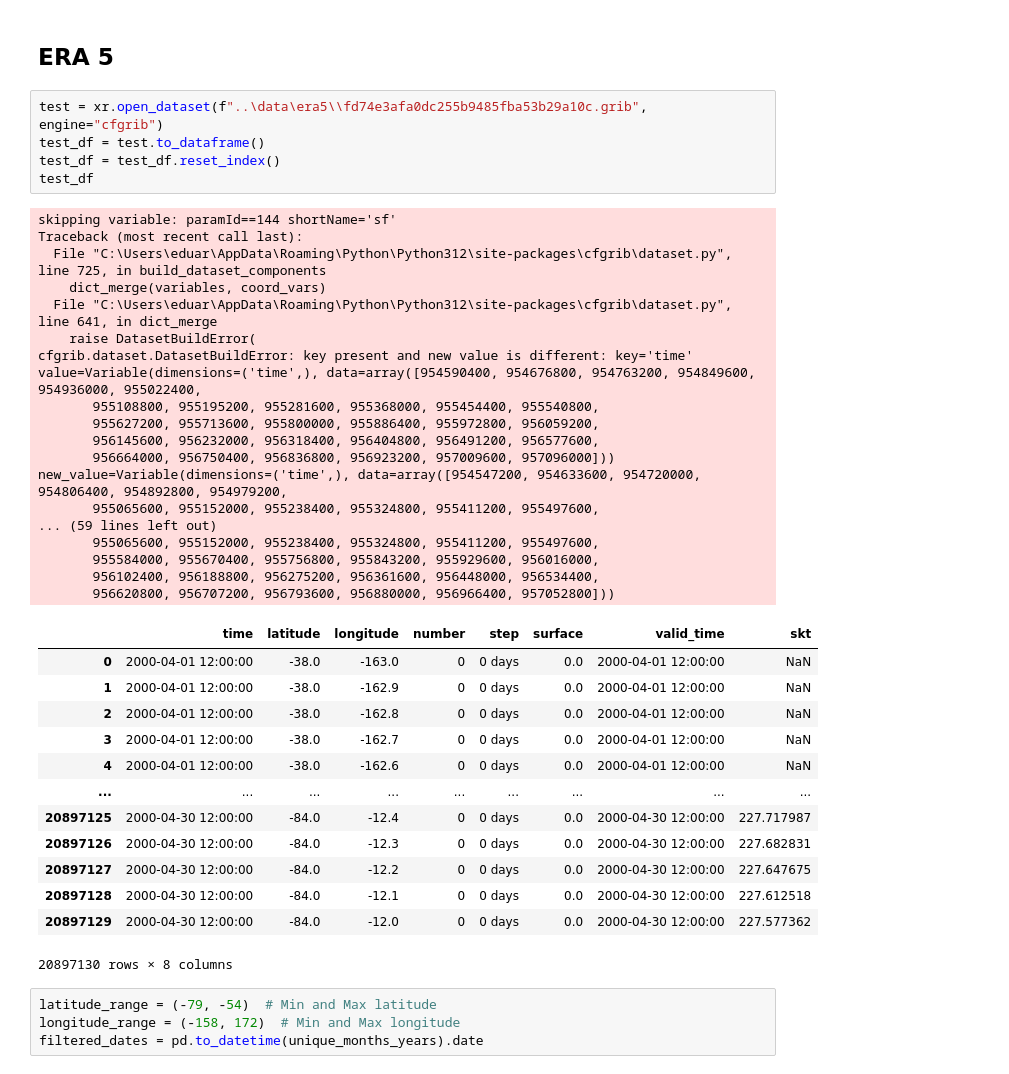
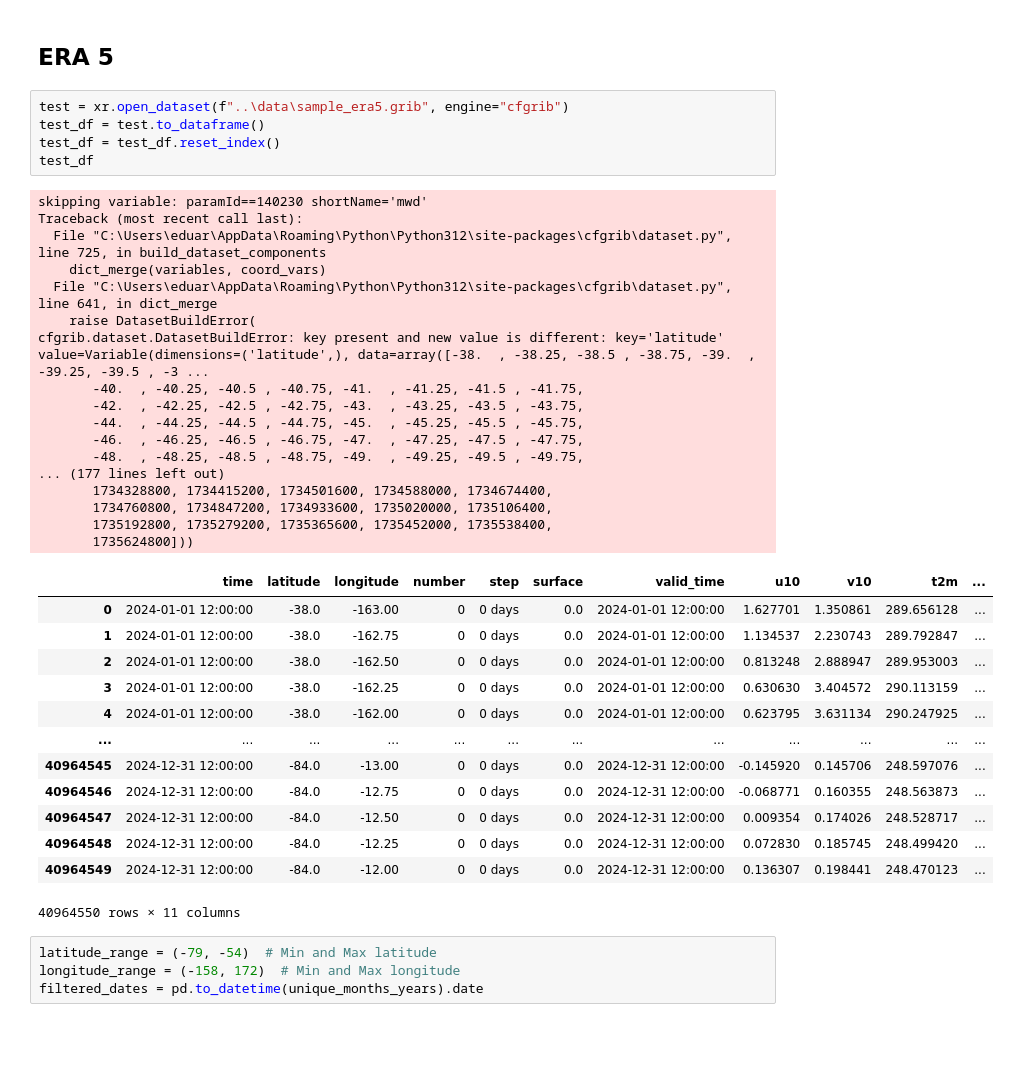
Before and after one commit to lennartp03/projectP, a Jupyter notebook: notebooks/data_prep.ipynb, the cells around one changed output. Saved outputs shown, nothing was run; the diff lists cells and outputs as text; blank space fills up the shorter version.

Commit message:
Trying to merge all the datasets
Functions are "ready", but the coordinates are not merging

```diff
--- a/notebooks/data_prep.ipynb
+++ b/notebooks/data_prep.ipynb
@@ -97,41 +99,41 @@ unique_months_years
 # %% [markdown]
 ## ERA 5
 # %%
-test = xr.open_dataset(f"..\data\era5\\fd74e3afa0dc255b9485fba53b29a10c.grib", engine="cfgrib")
+test = xr.open_dataset(f"..\data\sample_era5.grib", engine="cfgrib")
 test_df = test.to_dataframe()
 test_df = test_df.reset_index()
 test_df
 # %% [output]
-skipping variable: paramId==144 shortName='sf'
+skipping variable: paramId==140230 shortName='mwd'
 Traceback (most recent call last):
   File "C:\Users\eduar\AppData\Roaming\Python\Python312\site-packages\cfgrib\dataset.py", line 725, in build_dataset_components
     dict_merge(variables, coord_vars)
   File "C:\Users\eduar\AppData\Roaming\Python\Python312\site-packages\cfgrib\dataset.py", line 641, in dict_merge
     raise DatasetBuildError(
-cfgrib.dataset.DatasetBuildError: key present and new value is different: key='time' value=Variable(dimensions=('time',), data=array([954590400, 954676800, 954763200, 954849600, 954936000, 955022400,
-       955108800, 955195200, 955281600, 955368000, 955454400, 955540800,
-       955627200, 955713600, 955800000, 955886400, 955972800, 956059200,
-       956145600, 956232000, 956318400, 956404800, 956491200, 956577600,
-       956664000, 956750400, 956836800, 956923200, 957009600, 957096000])) new_value=Variable(dimensions=('time',), data=array([954547200, 954633600, 954720000, 954806400, 954892800, 954979200,
-       955065600, 955152000, 955238400, 955324800, 955411200, 955497600,
-... (59 lines left out)
-       955065600, 955152000, 955238400, 955324800, 955411200, 955497600,
-       955584000, 955670400, 955756800, 955843200, 955929600, 956016000,
-       956102400, 956188800, 956275200, 956361600, 956448000, 956534400,
-       956620800, 956707200, 956793600, 956880000, 956966400, 957052800]))
+cfgrib.dataset.DatasetBuildError: key present and new value is different: key='latitude' value=Variable(dimensions=('latitude',), data=array([-38.  , -38.25, -38.5 , -38.75, -39.  , -39.25, -39.5 , -3 ...
+       -40.  , -40.25, -40.5 , -40.75, -41.  , -41.25, -41.5 , -41.75,
+       -42.  , -42.25, -42.5 , -42.75, -43.  , -43.25, -43.5 , -43.75,
+       -44.  , -44.25, -44.5 , -44.75, -45.  , -45.25, -45.5 , -45.75,
+       -46.  , -46.25, -46.5 , -46.75, -47.  , -47.25, -47.5 , -47.75,
+       -48.  , -48.25, -48.5 , -48.75, -49.  , -49.25, -49.5 , -49.75,
+... (177 lines left out)
+       1734328800, 1734415200, 1734501600, 1734588000, 1734674400,
+       1734760800, 1734847200, 1734933600, 1735020000, 1735106400,
+       1735192800, 1735279200, 1735365600, 1735452000, 1735538400,
+       1735624800]))
-|  | time | latitude | longitude | number | step | surface | valid_time | skt |
-| 0 | 2000-04-01 12:00:00 | -38.0 | -163.0 | 0 | 0 days | 0.0 | 2000-04-01 12:00:00 | NaN |
-| 1 | 2000-04-01 12:00:00 | -38.0 | -162.9 | 0 | 0 days | 0.0 | 2000-04-01 12:00:00 | NaN |
-| 2 | 2000-04-01 12:00:00 | -38.0 | -162.8 | 0 | 0 days | 0.0 | 2000-04-01 12:00:00 | NaN |
-| 3 | 2000-04-01 12:00:00 | -38.0 | -162.7 | 0 | 0 days | 0.0 | 2000-04-01 12:00:00 | NaN |
-| 4 | 2000-04-01 12:00:00 | -38.0 | -162.6 | 0 | 0 days | 0.0 | 2000-04-01 12:00:00 | NaN |
-| ... | ... | ... | ... | ... | ... | ... | ... | ... |
-| 20897125 | 2000-04-30 12:00:00 | -84.0 | -12.4 | 0 | 0 days | 0.0 | 2000-04-30 12:00:00 | 227.717987 |
-| 20897126 | 2000-04-30 12:00:00 | -84.0 | -12.3 | 0 | 0 days | 0.0 | 2000-04-30 12:00:00 | 227.682831 |
-| 20897127 | 2000-04-30 12:00:00 | -84.0 | -12.2 | 0 | 0 days | 0.0 | 2000-04-30 12:00:00 | 227.647675 |
-| 20897128 | 2000-04-30 12:00:00 | -84.0 | -12.1 | 0 | 0 days | 0.0 | 2000-04-30 12:00:00 | 227.612518 |
-| 20897129 | 2000-04-30 12:00:00 | -84.0 | -12.0 | 0 | 0 days | 0.0 | 2000-04-30 12:00:00 | 227.577362 |
+|  | time | latitude | longitude | number | step | surface | valid_time | u10 | v10 | t2m | ... |
+| 0 | 2024-01-01 12:00:00 | -38.0 | -163.00 | 0 | 0 days | 0.0 | 2024-01-01 12:00:00 | 1.627701 | 1.350861 | 289.656128 | ... |
+| 1 | 2024-01-01 12:00:00 | -38.0 | -162.75 | 0 | 0 days | 0.0 | 2024-01-01 12:00:00 | 1.134537 | 2.230743 | 289.792847 | ... |
+| 2 | 2024-01-01 12:00:00 | -38.0 | -162.50 | 0 | 0 days | 0.0 | 2024-01-01 12:00:00 | 0.813248 | 2.888947 | 289.953003 | ... |
+| 3 | 2024-01-01 12:00:00 | -38.0 | -162.25 | 0 | 0 days | 0.0 | 2024-01-01 12:00:00 | 0.630630 | 3.404572 | 290.113159 | ... |
+| 4 | 2024-01-01 12:00:00 | -38.0 | -162.00 | 0 | 0 days | 0.0 | 2024-01-01 12:00:00 | 0.623795 | 3.631134 | 290.247925 | ... |
+| ... | ... | ... | ... | ... | ... | ... | ... | ... | ... | ... | ... |
+| 40964545 | 2024-12-31 12:00:00 | -84.0 | -13.00 | 0 | 0 days | 0.0 | 2024-12-31 12:00:00 | -0.145920 | 0.145706 | 248.597076 | ... |
+| 40964546 | 2024-12-31 12:00:00 | -84.0 | -12.75 | 0 | 0 days | 0.0 | 2024-12-31 12:00:00 | -0.068771 | 0.160355 | 248.563873 | ... |
+| 40964547 | 2024-12-31 12:00:00 | -84.0 | -12.50 | 0 | 0 days | 0.0 | 2024-12-31 12:00:00 | 0.009354 | 0.174026 | 248.528717 | ... |
+| 40964548 | 2024-12-31 12:00:00 | -84.0 | -12.25 | 0 | 0 days | 0.0 | 2024-12-31 12:00:00 | 0.072830 | 0.185745 | 248.499420 | ... |
+| 40964549 | 2024-12-31 12:00:00 | -84.0 | -12.00 | 0 | 0 days | 0.0 | 2024-12-31 12:00:00 | 0.136307 | 0.198441 | 248.470123 | ... |
-20897130 rows × 8 columns
+40964550 rows × 11 columns
 # %%
 latitude_range = (-79, -54)  # Min and Max latitude
 longitude_range = (-158, 172)  # Min and Max longitude
```
Also changed, not shown: parts of 17 cells of this notebook.
